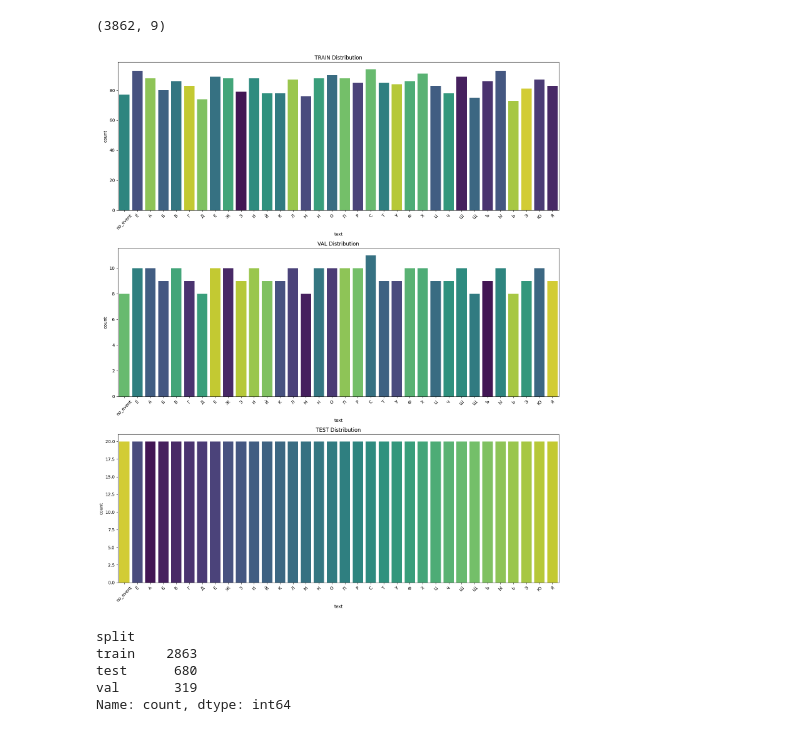
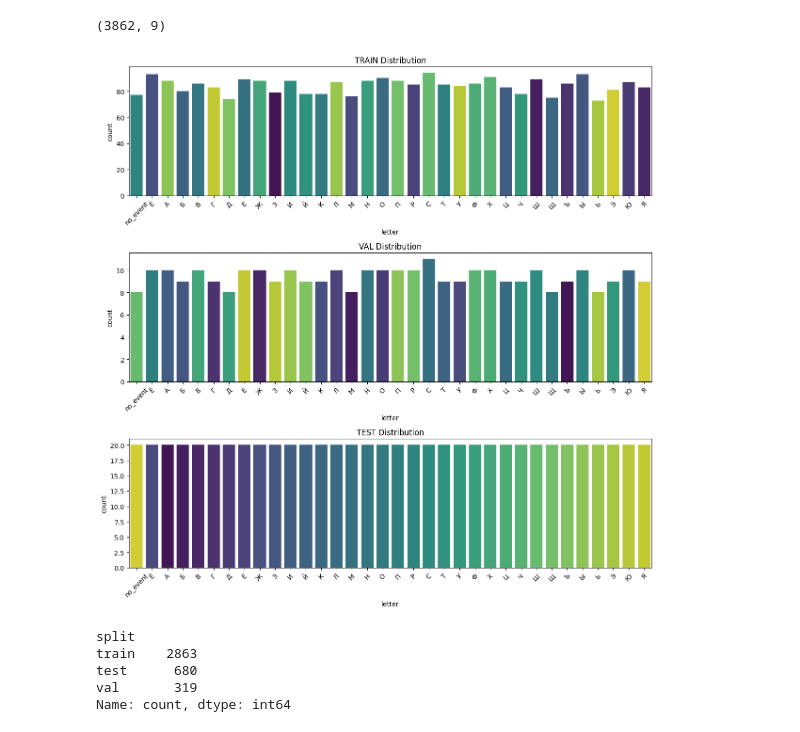
Before and after one commit to romangorbunov91/TBDLGR, a Jupyter notebook: create_val.ipynb, the cells around one changed output. Saved outputs shown, nothing was run; the diff lists cells and outputs as text; code cells hidden in the pictures.

```diff
--- a/create_val.ipynb
+++ b/create_val.ipynb
@@ -42,28 +41,31 @@ final_df = final_df[['attachment_id', 'text', 'label_encoded', 'split']] # Мо
 # %%
 # Настройка визуализации
-fig, axes = plt.subplots(3, 1, figsize=(15, 18))
+fig, axes = plt.subplots(3, 1, figsize=(12, 12))
 order = sorted(final_df['text'].unique()) # Порядок букв
 
 # 1. График Train
 sns.countplot(data=final_df[final_df['split'] == 'train'], x='text', order=order, ax=axes[0], hue='text', palette='viridis', legend=False)
 axes[0].set_title('TRAIN Distribution')
 axes[0].tick_params(axis='x', rotation=45)
+axes[0].set_xlabel('letter')
 
 # 2. График Val
 sns.countplot(data=final_df[final_df['split'] == 'val'], x='text', order=order, ax=axes[1], hue='text', palette='viridis', legend=False)
 axes[1].set_title('VAL Distribution')
 axes[1].tick_params(axis='x', rotation=45)
+axes[1].set_xlabel('letter')
 
 # 3. График Test
 sns.countplot(data=final_df[final_df['split'] == 'test'], x='text', order=order, ax=axes[2], hue='text', palette='viridis', legend=False)
 axes[2].set_title('TEST Distribution')
 axes[2].tick_params(axis='x', rotation=45)
+axes[2].set_xlabel('letter')
 
 plt.tight_layout()
 plt.show()
 x=1
 # %% [output]
-[figure, old version]
+[figure, new version]
 # %%
 final_df['split'].value_counts()
 # %% [output]
```
Also changed, not shown: parts of 4 cells of this notebook, 3 other files.
